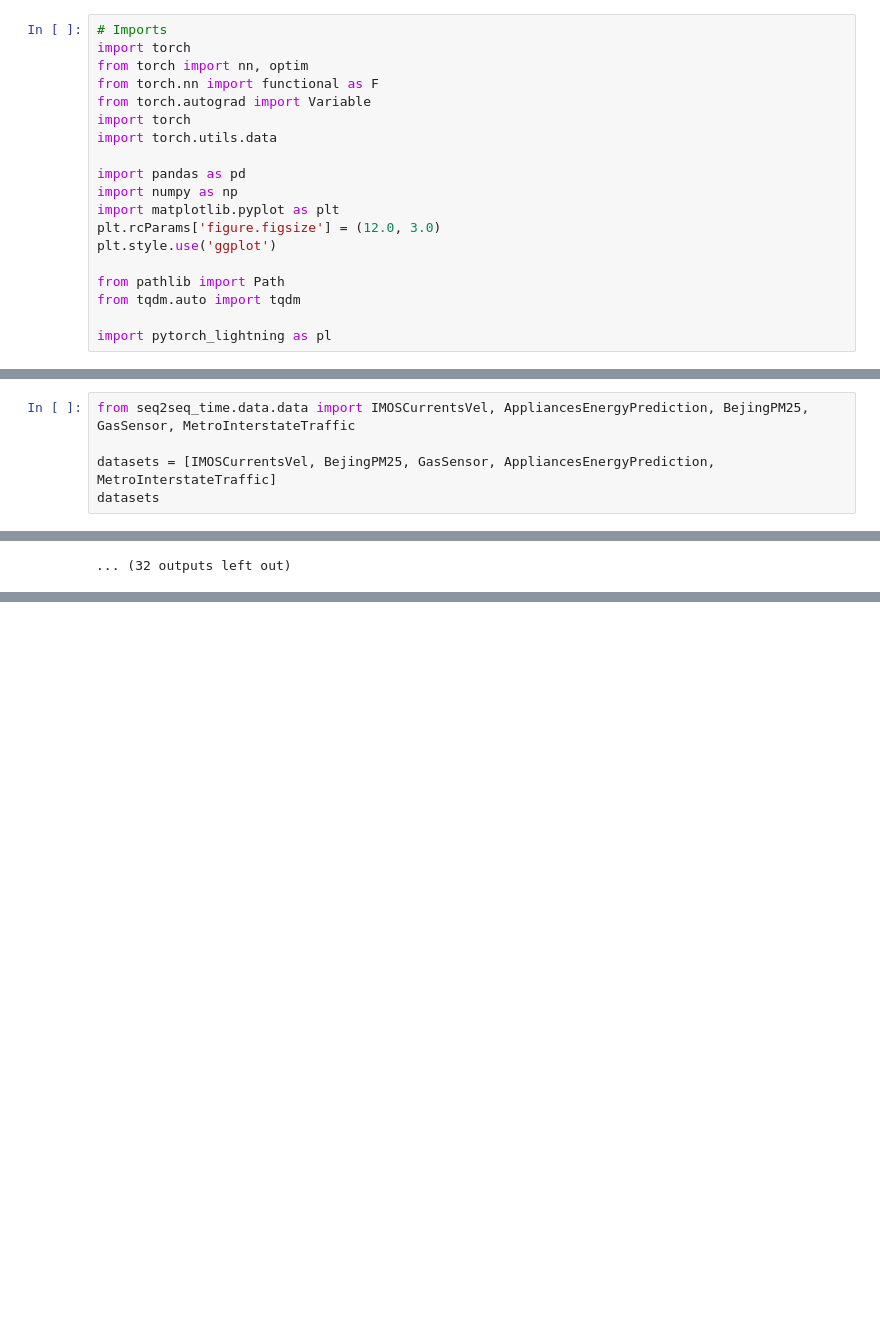
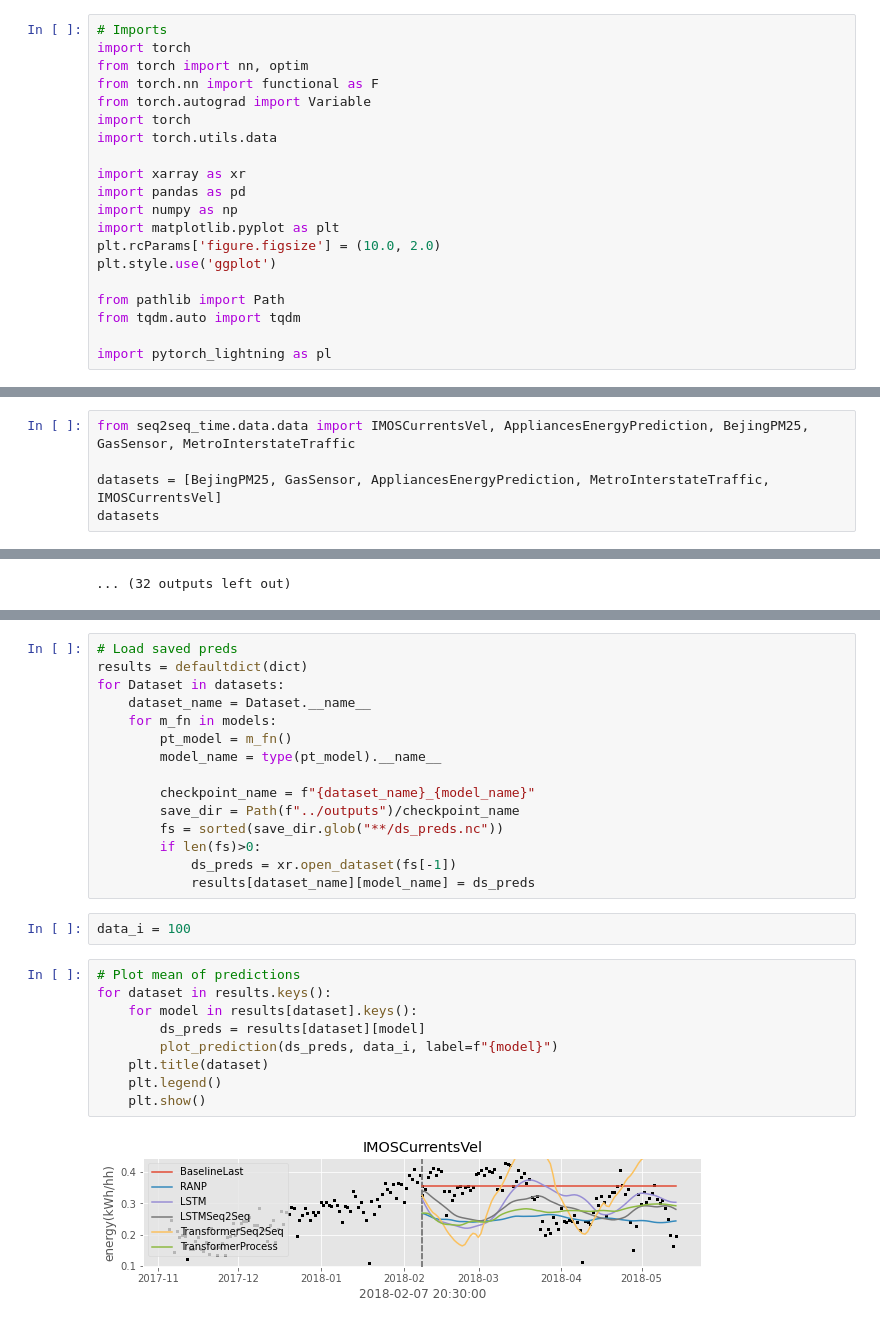
Before and after one commit to wassname/seq2seq-time, a Jupyter notebook: notebooks/05.0-mc-leaderboard.ipynb, the cells around one changed output, grey strips where cells are left out. Saved outputs shown, nothing was run; the diff lists cells and outputs as text; blank space fills up the shorter version.

Commit message:
plots

```diff
--- a/notebooks/05.0-mc-leaderboard.ipynb
+++ b/notebooks/05.0-mc-leaderboard.ipynb
@@ -32,10 +33,11 @@ from torch.autograd import Variable
 import torch
 import torch.utils.data
 
+import xarray as xr
 import pandas as pd
 import numpy as np
 import matplotlib.pyplot as plt
-plt.rcParams['figure.figsize'] = (12.0, 3.0)
+plt.rcParams['figure.figsize'] = (10.0, 2.0)
 plt.style.use('ggplot')
 
 from pathlib import Path
@@ -267,7 +273,7 @@ models = [
 # %%
 from seq2seq_time.data.data import IMOSCurrentsVel, AppliancesEnergyPrediction, BejingPM25, GasSensor, MetroInterstateTraffic
 
-datasets = [IMOSCurrentsVel, BejingPM25, GasSensor, AppliancesEnergyPrediction, MetroInterstateTraffic]
+datasets = [BejingPM25, GasSensor, AppliancesEnergyPrediction, MetroInterstateTraffic, IMOSCurrentsVel]
 datasets
 # %% [output]
 [seq2seq_time.data.data.IMOSCurrentsVel,
@@ -475,0 +514,28 @@ df_results.xs('nll', level=1).round(2)
+# %%
+# Load saved preds
+results = defaultdict(dict)
+for Dataset in datasets:
+    dataset_name = Dataset.__name__
+    for m_fn in models:
+        pt_model = m_fn()
+        model_name = type(pt_model).__name__
+
+        checkpoint_name = f"{dataset_name}_{model_name}"
+        save_dir = Path(f"../outputs")/checkpoint_name
+        fs = sorted(save_dir.glob("**/ds_preds.nc"))
+        if len(fs)>0:
+            ds_preds = xr.open_dataset(fs[-1])
+            results[dataset_name][model_name] = ds_preds
+# %%
+data_i = 100
+# %%
+# Plot mean of predictions
+for dataset in results.keys():
+    for model in results[dataset].keys():
+        ds_preds = results[dataset][model]
+        plot_prediction(ds_preds, data_i, label=f"{model}")
+    plt.title(dataset)
+    plt.legend()
+    plt.show()
+# %% [output]
+[figure, added]
```
Also changed, not shown: parts of 15 cells of this notebook, 2 other files.
